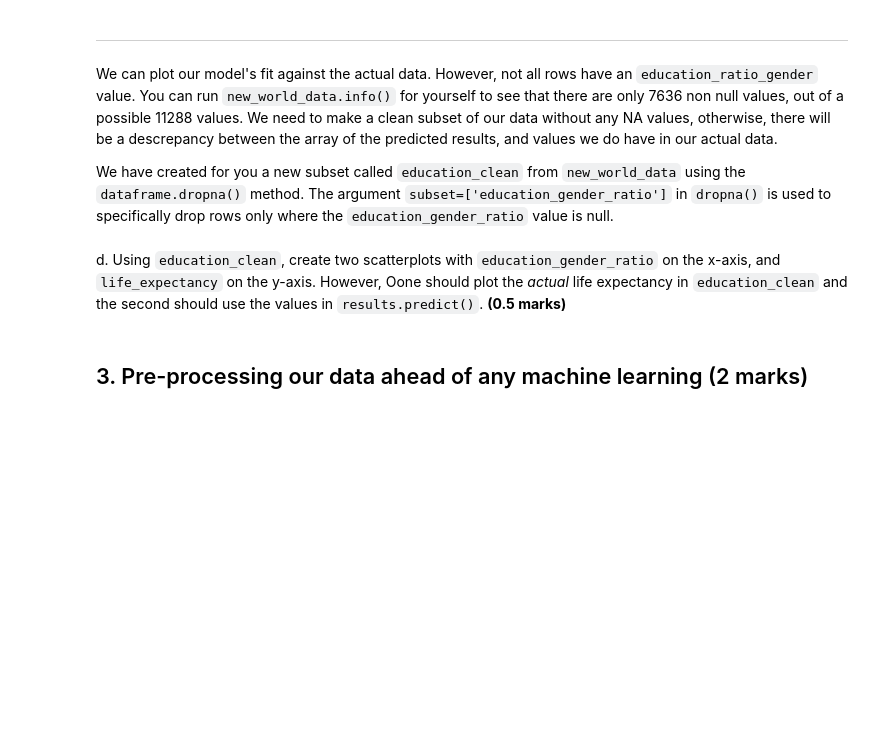
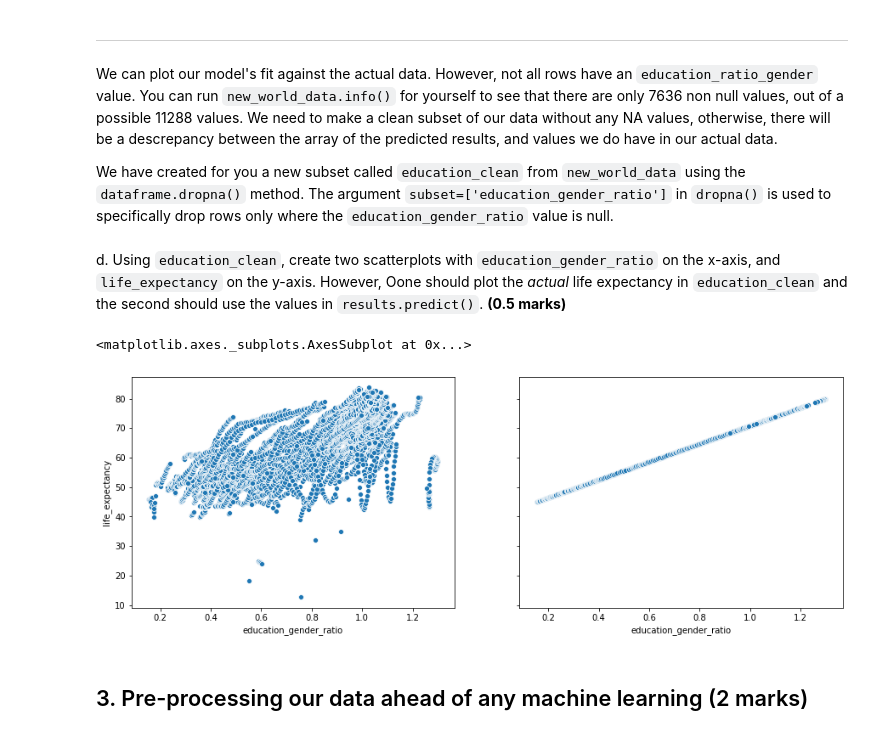
Before and after one commit to constructor-s/BME1478_Assignments, a Jupyter notebook: a11/last_first_assignment11.ipynb, the cells around one changed output. Saved outputs shown, nothing was run; the diff lists cells and outputs as text; code cells hidden in the pictures; blank space fills up the shorter version.

```diff
--- a/a11/last_first_assignment11.ipynb
+++ b/a11/last_first_assignment11.ipynb
@@ -94,10 +131,10 @@ Here is an example of how to use it:
 You can answer both (a) and (b) in the next cell.
 # %%
 # create the new column
-
+world_data["education_gender_ratio"] = world_data["years_in_school_women"] * 1.0 / world_data["years_in_school_men"]
 
 # drop the extra columns
-new_world_data =
+new_world_data = world_data.drop(columns=["bp_men", "years_in_school_women", "years_in_school_men"])
 
 
 # keep this code here
@@ -132,6 +192,13 @@ We have created for you a new subset called `education_clean` from `new_world_da
 education_clean = new_world_data.dropna(subset=['education_gender_ratio'])
 # %% [markdown]
 d. Using `education_clean`, create two scatterplots with `education_gender_ratio` on the x-axis, and `life_expectancy` on the y-axis. However, Oone should plot the *actual* life expectancy in `education_clean` and the second should use the values in `results.predict()`. **(0.5 marks)**
+# %%
+fig, (ax1, ax2) = plt.subplots(1, 2, figsize=(15, 5), sharex=True, sharey=True)
+sns.scatterplot(x="education_gender_ratio", y="life_expectancy", data=education_clean, ax=ax1)
+sns.scatterplot(x="education_gender_ratio", y=results.predict(), data=education_clean, ax=ax2)
+# %% [output]
+<matplotlib.axes._subplots.AxesSubplot at 0x...>
+[figure, added]
 # %% [markdown]
 ## 3. Pre-processing our data ahead of any machine learning (2 marks)
 # %% [markdown]
```
Also changed, not shown: parts of 22 cells of this notebook.
